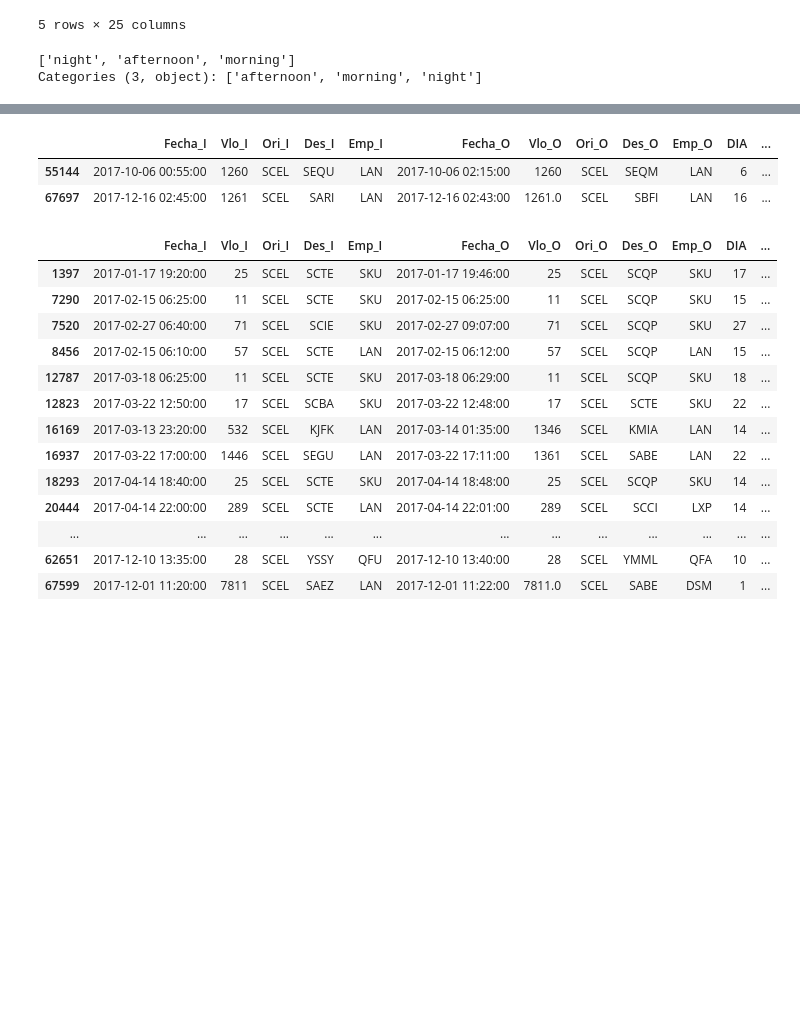
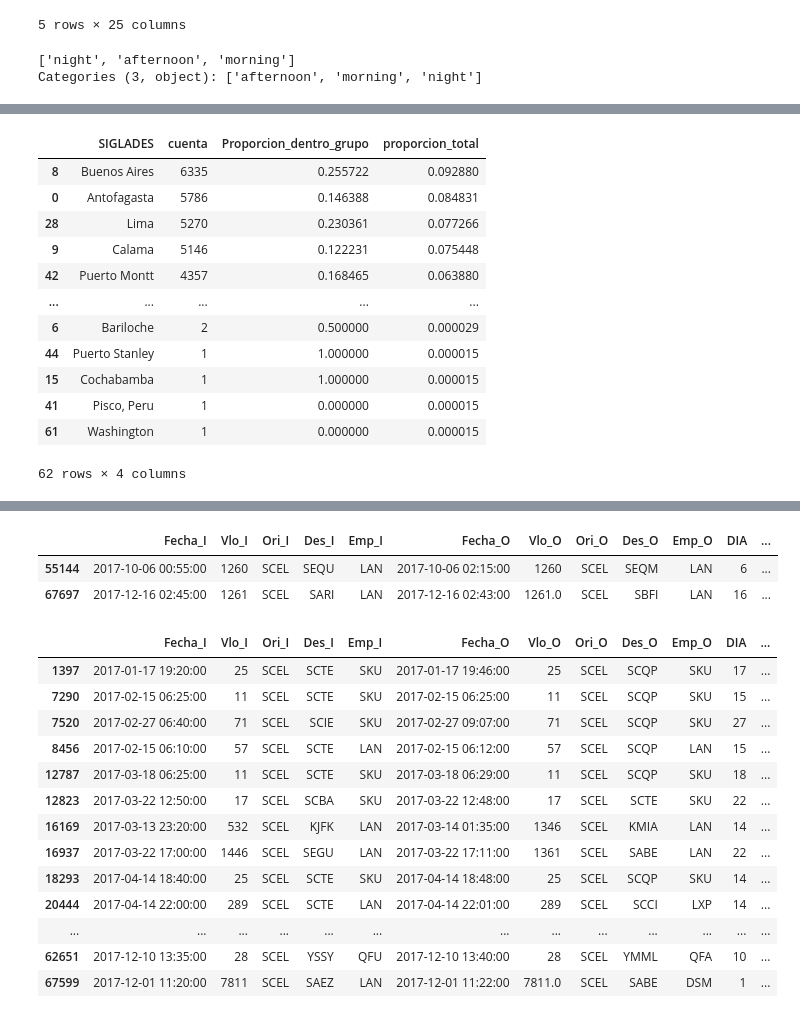
Before and after one commit to Lopport/Challenge-Data-Scientist-Matias-Lopez, a Jupyter notebook: solution.ipynb, the cells around one changed output, grey strips where cells are left out. Saved outputs shown, nothing was run; the diff lists cells and outputs as text; code cells hidden in the pictures; blank space fills up the shorter version.

```diff
--- a/solution.ipynb
+++ b/solution.ipynb
@@ -288,0 +291,6 @@ Categories (3, object): ['afternoon', 'morning', 'night']
+# %%
+df_a = df.groupby('SIGLADES').apply(lambda x: x['delay_15'].sum()/x['delay_15'].count()).reset_index().rename(columns={0:'Proporcion_dentro_grupo'})
+df_b = df.groupby('SIGLADES')['delay_15'].count().reset_index().rename(columns={'delay_15':'cuenta'})
+df_b = df_b.merge(df_a,on='SIGLADES').sort_values(['Proporcion_dentro_grupo'], ascending=[0])
+df_b['proporcion_total'] = [i/sum(df_b.cuenta) for i in df_b.cuenta]
+df_b.head(10)
@@ -288,0 +309,16 @@ Categories (3, object): ['afternoon', 'morning', 'night']
+# %%
+df_b.sort_values(['proporcion_total'], ascending=[0])
+# %% [output]
+|  | SIGLADES | cuenta | Proporcion_dentro_grupo | proporcion_total |
+| 8 | Buenos Aires | 6335 | 0.255722 | 0.092880 |
+| 0 | Antofagasta | 5786 | 0.146388 | 0.084831 |
+| 28 | Lima | 5270 | 0.230361 | 0.077266 |
+| 9 | Calama | 5146 | 0.122231 | 0.075448 |
+| 42 | Puerto Montt | 4357 | 0.168465 | 0.063880 |
+| ... | ... | ... | ... | ... |
+| 6 | Bariloche | 2 | 0.500000 | 0.000029 |
+| 44 | Puerto Stanley | 1 | 1.000000 | 0.000015 |
+| 15 | Cochabamba | 1 | 1.000000 | 0.000015 |
+| 41 | Pisco, Peru | 1 | 0.000000 | 0.000015 |
+| 61 | Washington | 1 | 0.000000 | 0.000015 |
+62 rows × 4 columns
```
Also changed, not shown: parts of 19 cells of this notebook.
